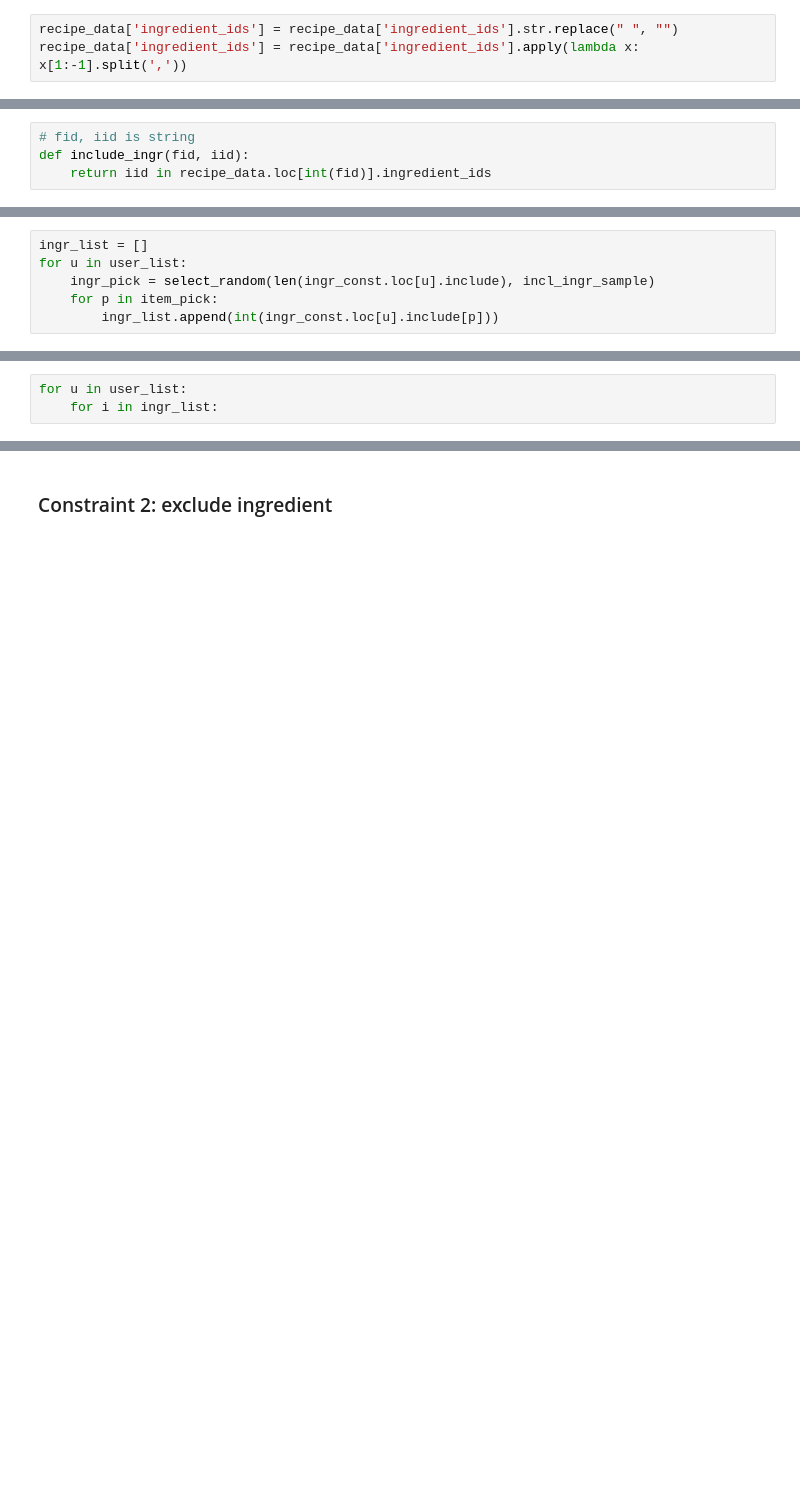
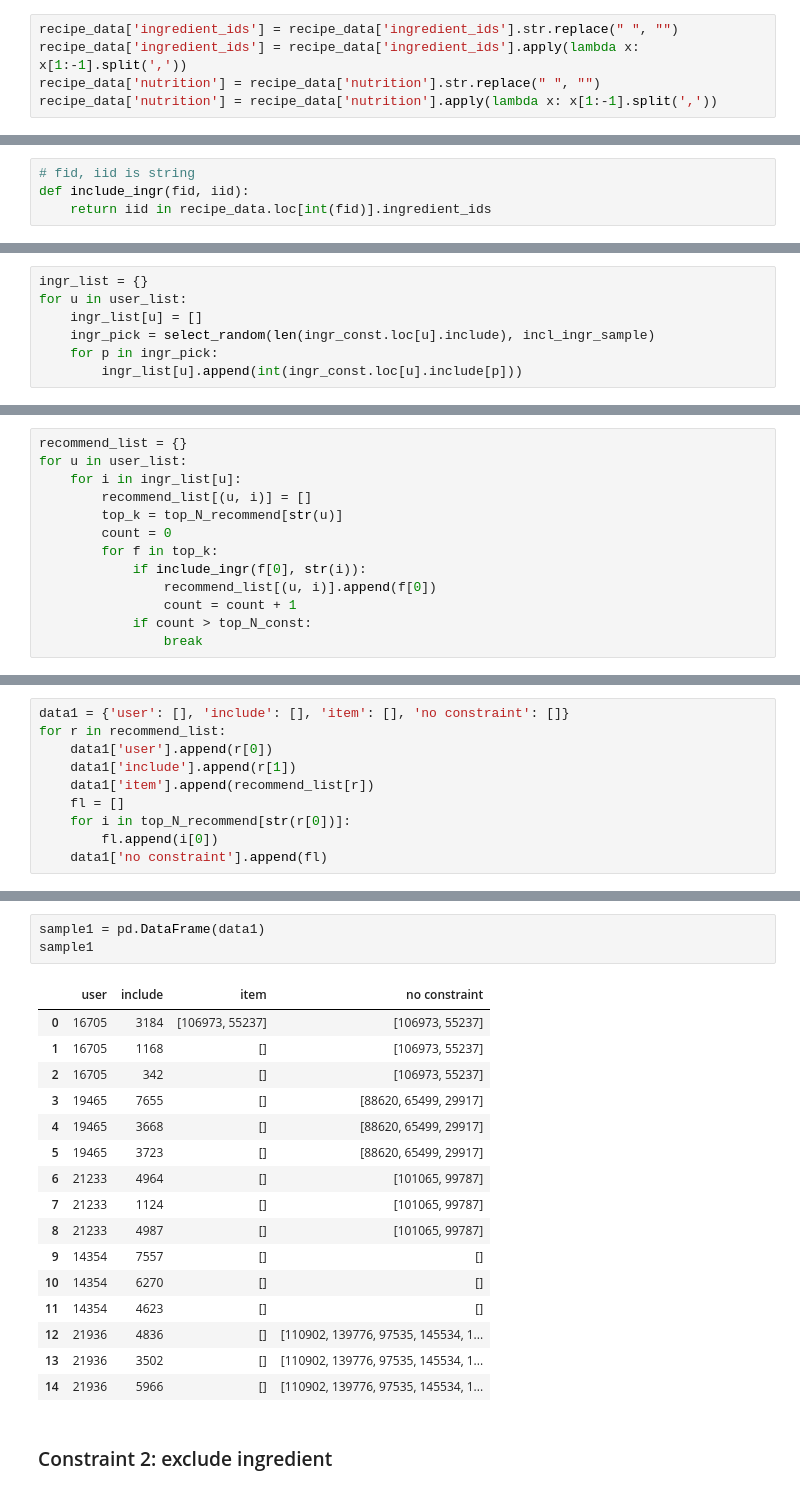
Before and after one commit to rach-rgb/food-recommendation-w-constraints, a Jupyter notebook: notebooks/naive_model.ipynb, the cells around one changed output, grey strips where cells are left out. Drawn from its saved outputs; the diff is of its cells as text; blank space fills up the shorter version.

```diff
--- a/notebooks/naive_model.ipynb
+++ b/notebooks/naive_model.ipynb
@@ -149,6 +142,8 @@ recipe_data.head()
 # %%
 recipe_data['ingredient_ids'] = recipe_data['ingredient_ids'].str.replace(" ", "")
 recipe_data['ingredient_ids'] = recipe_data['ingredient_ids'].apply(lambda x: x[1:-1].split(','))
+recipe_data['nutrition'] = recipe_data['nutrition'].str.replace(" ", "")
+recipe_data['nutrition'] = recipe_data['nutrition'].apply(lambda x: x[1:-1].split(','))
 # %%
 def select_random(x, k): # select k value from [0, x)
     pick = []
@@ -175,9 +166,10 @@ user_list
 # %%
-ingr_list = []
+ingr_list = {}
 for u in user_list:
+    ingr_list[u] = []
     ingr_pick = select_random(len(ingr_const.loc[u].include), incl_ingr_sample)
-    for p in item_pick:
-        ingr_list.append(int(ingr_const.loc[u].include[p]))
+    for p in ingr_pick:
+        ingr_list[u].append(int(ingr_const.loc[u].include[p]))
 # %%
 ingr_list
 # %% [output]
@@ -199,3 +181,13 @@ ingr_list
 # %%
+recommend_list = {}
 for u in user_list:
-    for i in ingr_list:
+    for i in ingr_list[u]:
+        recommend_list[(u, i)] = []
+        top_k = top_N_recommend[str(u)]
+        count = 0
+        for f in top_k:
+            if include_ingr(f[0], str(i)):
+                recommend_list[(u, i)].append(f[0])
+                count = count + 1
+            if count > top_N_const:
+                break
@@ -201,0 +212,10 @@ for u in user_list:
+# %%
+data1 = {'user': [], 'include': [], 'item': [], 'no constraint': []}
+for r in recommend_list:
+    data1['user'].append(r[0])
+    data1['include'].append(r[1])
+    data1['item'].append(recommend_list[r])
+    fl = []
+    for i in top_N_recommend[str(r[0])]:
+        fl.append(i[0])
+    data1['no constraint'].append(fl)
@@ -202,3 +244,23 @@ for u in user_list:
+# %%
+sample1 = pd.DataFrame(data1)
+sample1
+# %% [output]
+|  | user | include | item | no constraint |
+| 0 | 16705 | 3184 | [106973, 55237] | [106973, 55237] |
+| 1 | 16705 | 1168 | [] | [106973, 55237] |
+| 2 | 16705 | 342 | [] | [106973, 55237] |
+| 3 | 19465 | 7655 | [] | [88620, 65499, 29917] |
+| 4 | 19465 | 3668 | [] | [88620, 65499, 29917] |
+| 5 | 19465 | 3723 | [] | [88620, 65499, 29917] |
+| 6 | 21233 | 4964 | [] | [101065, 99787] |
+| 7 | 21233 | 1124 | [] | [101065, 99787] |
+| 8 | 21233 | 4987 | [] | [101065, 99787] |
+| 9 | 14354 | 7557 | [] | [] |
+| 10 | 14354 | 6270 | [] | [] |
+| 11 | 14354 | 4623 | [] | [] |
+| 12 | 21936 | 4836 | [] | [110902, 139776, 97535, 145534, 1... |
+| 13 | 21936 | 3502 | [] | [110902, 139776, 97535, 145534, 1... |
+| 14 | 21936 | 5966 | [] | [110902, 139776, 97535, 145534, 1... |
 # %% [markdown]
 ### Constraint 2: exclude ingredient
 # %%
```
Also changed, not shown: parts of 26 cells of this notebook.
